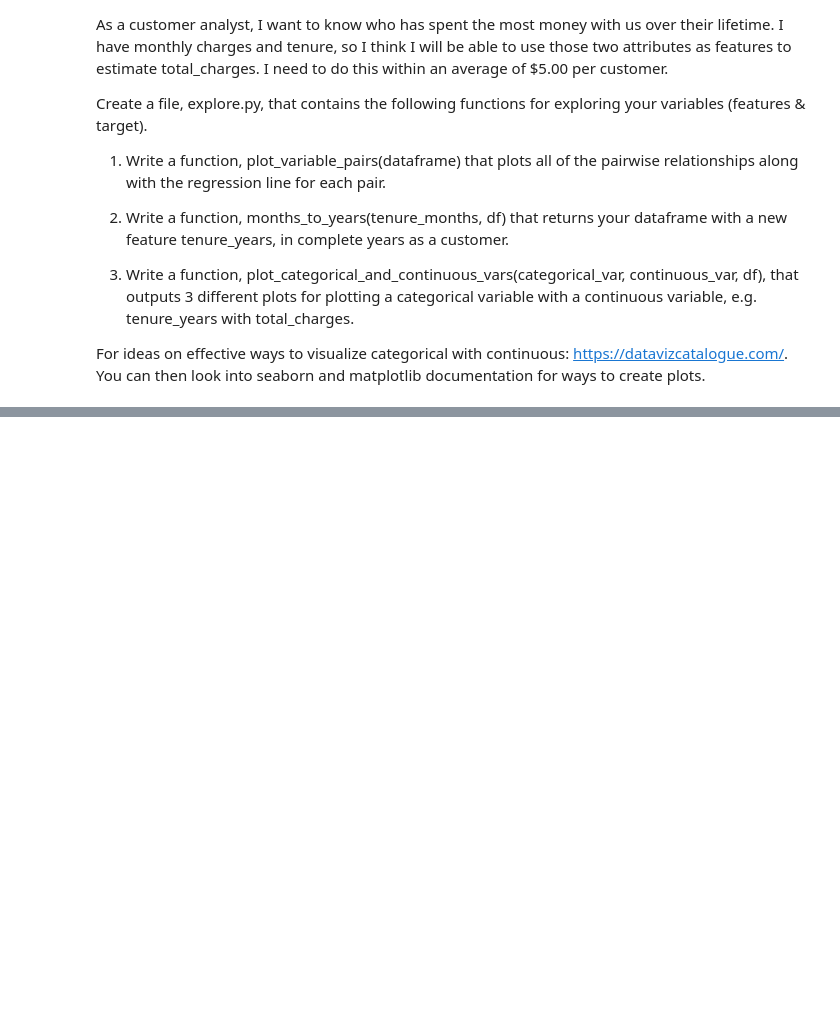
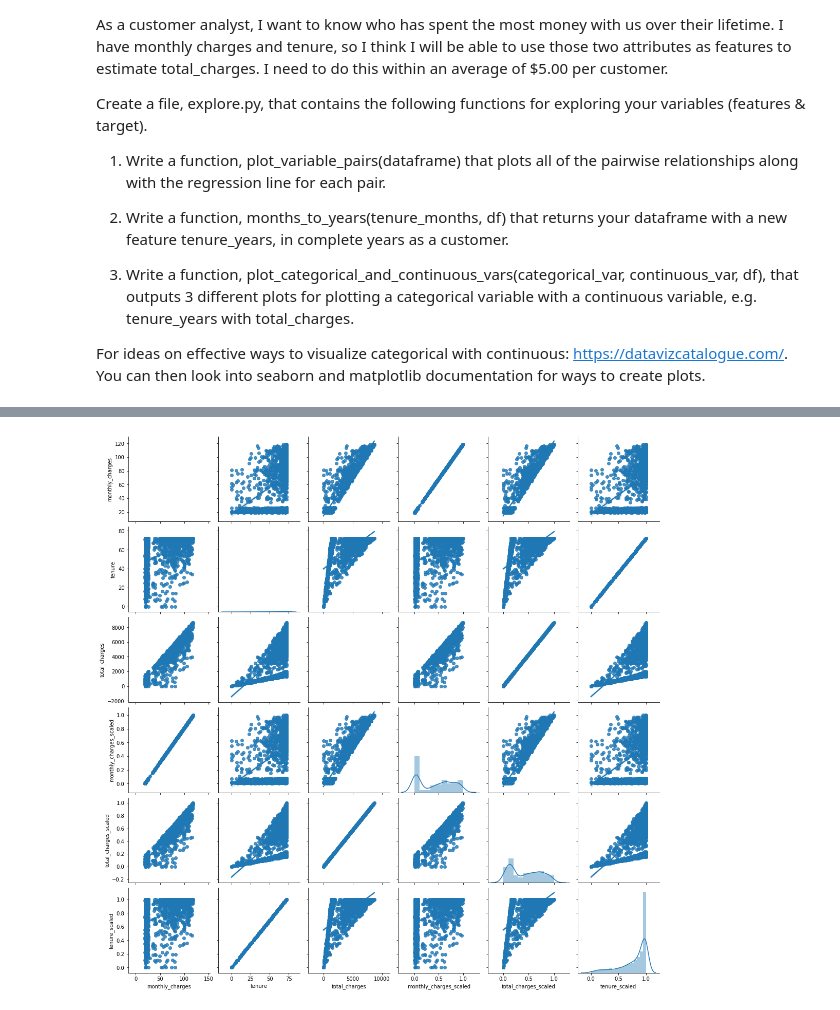
Before and after one commit to RyvynYoung/regression-exercises, a Jupyter notebook: exercises_explore.ipynb, the cells around one changed output, grey strips where cells are left out. Drawn from its saved outputs; the diff is of its cells as text; code cells hidden in the pictures; blank space fills up the shorter version.

```diff
--- a/exercises_explore.ipynb
+++ b/exercises_explore.ipynb
@@ -299,0 +188,3 @@ For ideas on effective ways to visualize categorical with continuous: https://da
+# %%
+train, validate, test = wrangle.wrangle_telco()
+train.shape, validate.shape, test.shape
@@ -299,0 +202,11 @@ For ideas on effective ways to visualize categorical with continuous: https://da
+# %%
+# 1. Write a function, plot_variable_pairs(dataframe) that plots all of the pairwise relationships along
+# with the regression line for each pair.
+def plot_variable_pairs(df):
+    g = sns.PairGrid(df)
+    g.map_diag(sns.distplot)
+    g.map_offdiag(sns.regplot)
+# %%
+plot_variable_pairs(train)
+# %% [output]
+[figure, added]
```
Also changed, not shown: parts of 40 cells of this notebook, 4 other files.
